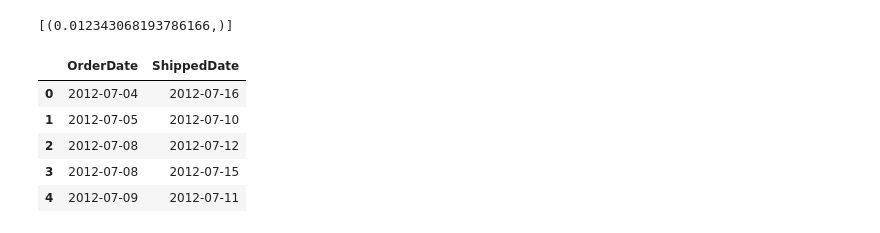
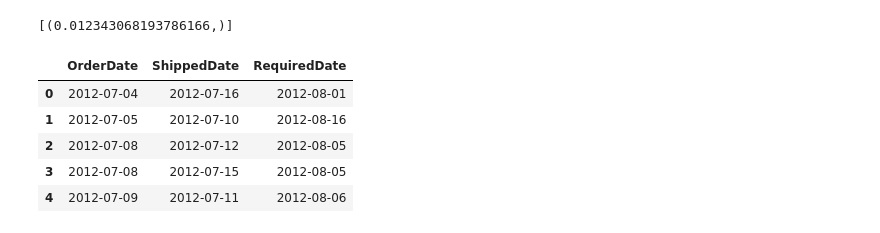
Before and after one commit to nitdip/dsc-2-final-project-online-ds-pt-100118, a Jupyter notebook: student.ipynb, the cells around one changed output. Saved outputs shown, nothing was run; the diff lists cells and outputs as text; code cells hidden in the pictures.

```diff
--- a/student.ipynb
+++ b/student.ipynb
@@ -556,16 +572,16 @@ FROM [Order];
 # %% [output]
 [(0.012343068193786166,)]
 # %%
-shipped = pd.read_sql_query('''
-SELECT OrderDate, ShippedDate
+process_time = pd.read_sql_query('''
+SELECT OrderDate, ShippedDate, RequiredDate
 FROM [Order];
-''', conn)
+''', conn, parse_dates=['OrderDate', 'ShippedDate', 'RequiredDate'])
 # %%
-shipped.head()
+process_time.head()
 # %% [output]
-|  | OrderDate | ShippedDate |
-| 0 | 2012-07-04 | 2012-07-16 |
-| 1 | 2012-07-05 | 2012-07-10 |
-| 2 | 2012-07-08 | 2012-07-12 |
-| 3 | 2012-07-08 | 2012-07-15 |
-| 4 | 2012-07-09 | 2012-07-11 |
+|  | OrderDate | ShippedDate | RequiredDate |
+| 0 | 2012-07-04 | 2012-07-16 | 2012-08-01 |
+| 1 | 2012-07-05 | 2012-07-10 | 2012-08-16 |
+| 2 | 2012-07-08 | 2012-07-12 | 2012-08-05 |
+| 3 | 2012-07-08 | 2012-07-15 | 2012-08-05 |
+| 4 | 2012-07-09 | 2012-07-11 | 2012-08-06 |
```
Also changed, not shown: parts of 33 cells of this notebook.
